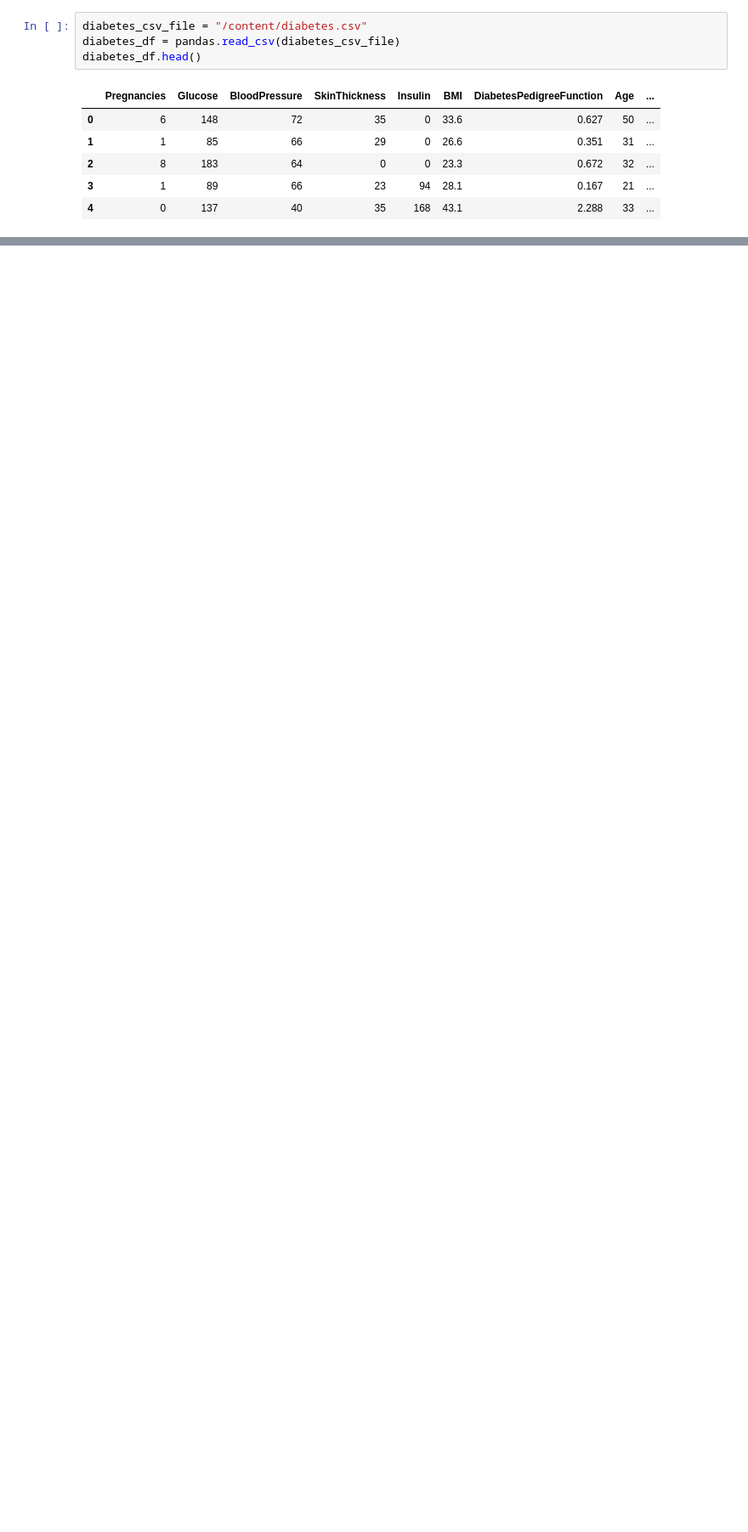
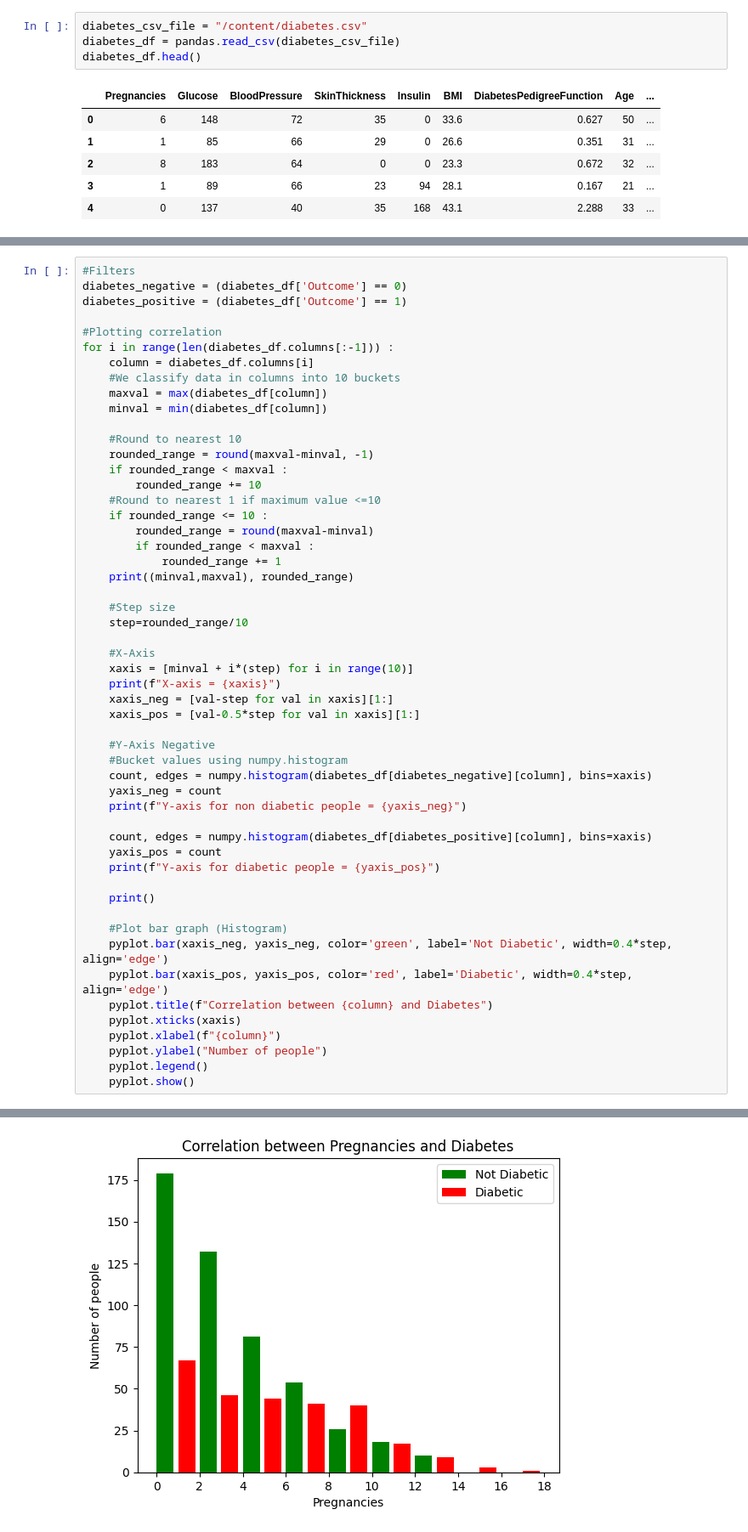
Before and after one commit to nilotpal-makes-stuff/Python_TensorFlow-text_classification, a Jupyter notebook: 02Feed_Forward_Network.ipynb, the cells around one changed output, grey strips where cells are left out. Shown at 85% size. Saved outputs shown, nothing was run; the diff lists cells and outputs as text; blank space fills up the shorter version.

```diff
--- a/02Feed_Forward_Network.ipynb
+++ b/02Feed_Forward_Network.ipynb
@@ -32,0 +96,54 @@ diabetes_df.head()
+# %%
+#Filters
+diabetes_negative = (diabetes_df['Outcome'] == 0)
+diabetes_positive = (diabetes_df['Outcome'] == 1)
+
+#Plotting correlation
+for i in range(len(diabetes_df.columns[:-1])) :
+    column = diabetes_df.columns[i]
+    #We classify data in columns into 10 buckets
+    maxval = max(diabetes_df[column])
+    minval = min(diabetes_df[column])
+
+    #Round to nearest 10
+    rounded_range = round(maxval-minval, -1)
+    if rounded_range < maxval :
+        rounded_range += 10
+    #Round to nearest 1 if maximum value <=10
+    if rounded_range <= 10 :
+        rounded_range = round(maxval-minval)
+        if rounded_range < maxval :
+            rounded_range += 1
+    print((minval,maxval), rounded_range)
+
+    #Step size
+    step=rounded_range/10
+
+    #X-Axis
+    xaxis = [minval + i*(step) for i in range(10)]
+    print(f"X-axis = {xaxis}")
+    xaxis_neg = [val-step for val in xaxis][1:]
+    xaxis_pos = [val-0.5*step for val in xaxis][1:]
+
+    #Y-Axis Negative
+    #Bucket values using numpy.histogram
+    count, edges = numpy.histogram(diabetes_df[diabetes_negative][column], bins=xaxis)
+    yaxis_neg = count
+    print(f"Y-axis for non diabetic people = {yaxis_neg}")
+
+    count, edges = numpy.histogram(diabetes_df[diabetes_positive][column], bins=xaxis)
+    yaxis_pos = count
+    print(f"Y-axis for diabetic people = {yaxis_pos}")
+
+    print()
+
+    #Plot bar graph (Histogram)
+    pyplot.bar(xaxis_neg, yaxis_neg, color='green', label='Not Diabetic', width=0.4*step, align='edge')
+    pyplot.bar(xaxis_pos, yaxis_pos, color='red', label='Diabetic', width=0.4*step, align='edge')
+    pyplot.title(f"Correlation between {column} and Diabetes")
+    pyplot.xticks(xaxis)
+    pyplot.xlabel(f"{column}")
+    pyplot.ylabel("Number of people")
+    pyplot.legend()
+    pyplot.show()
+# %% [output]
@@ -32,0 +154 @@ diabetes_df.head()
+[figure, added]
```
Also changed, not shown: parts of 12 cells of this notebook.
